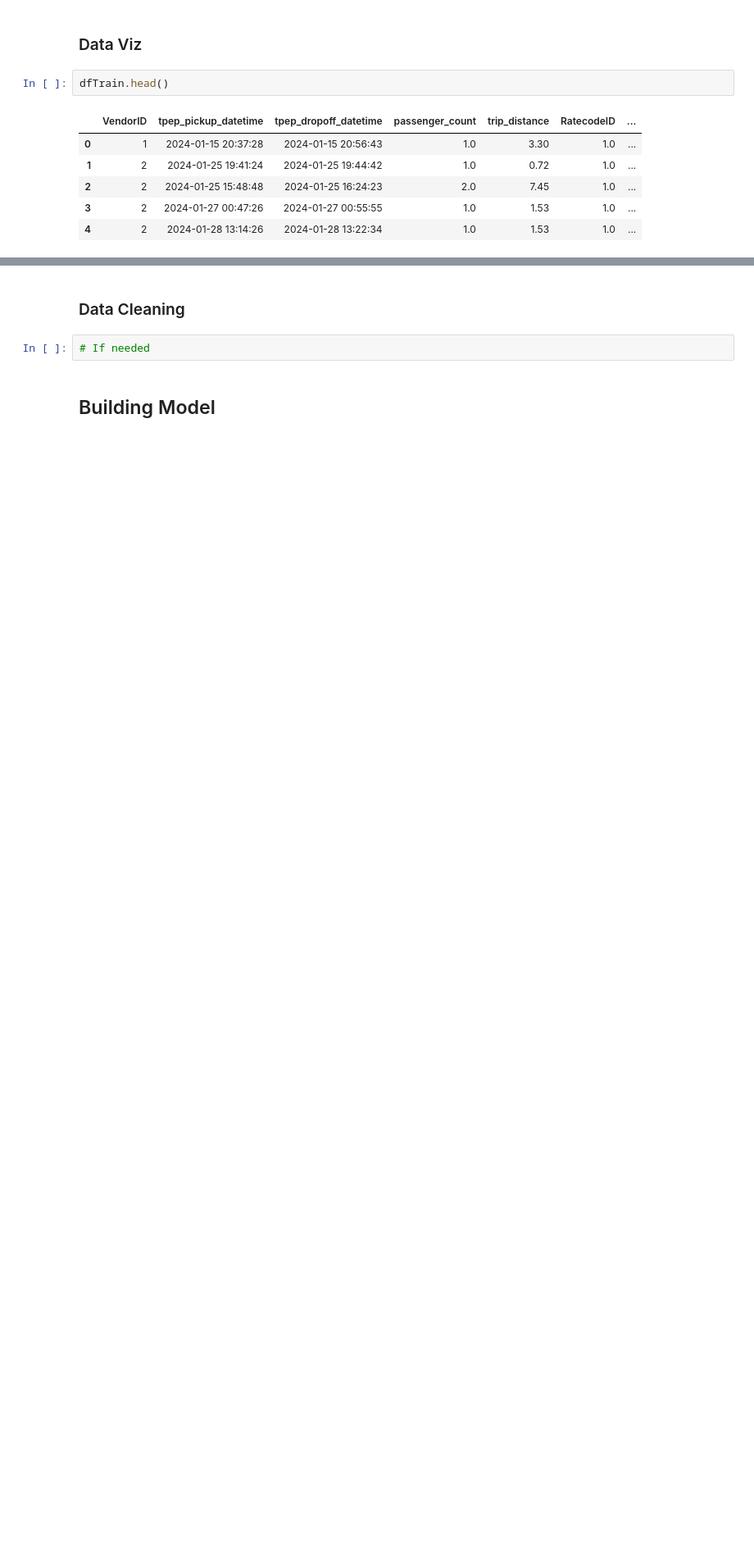
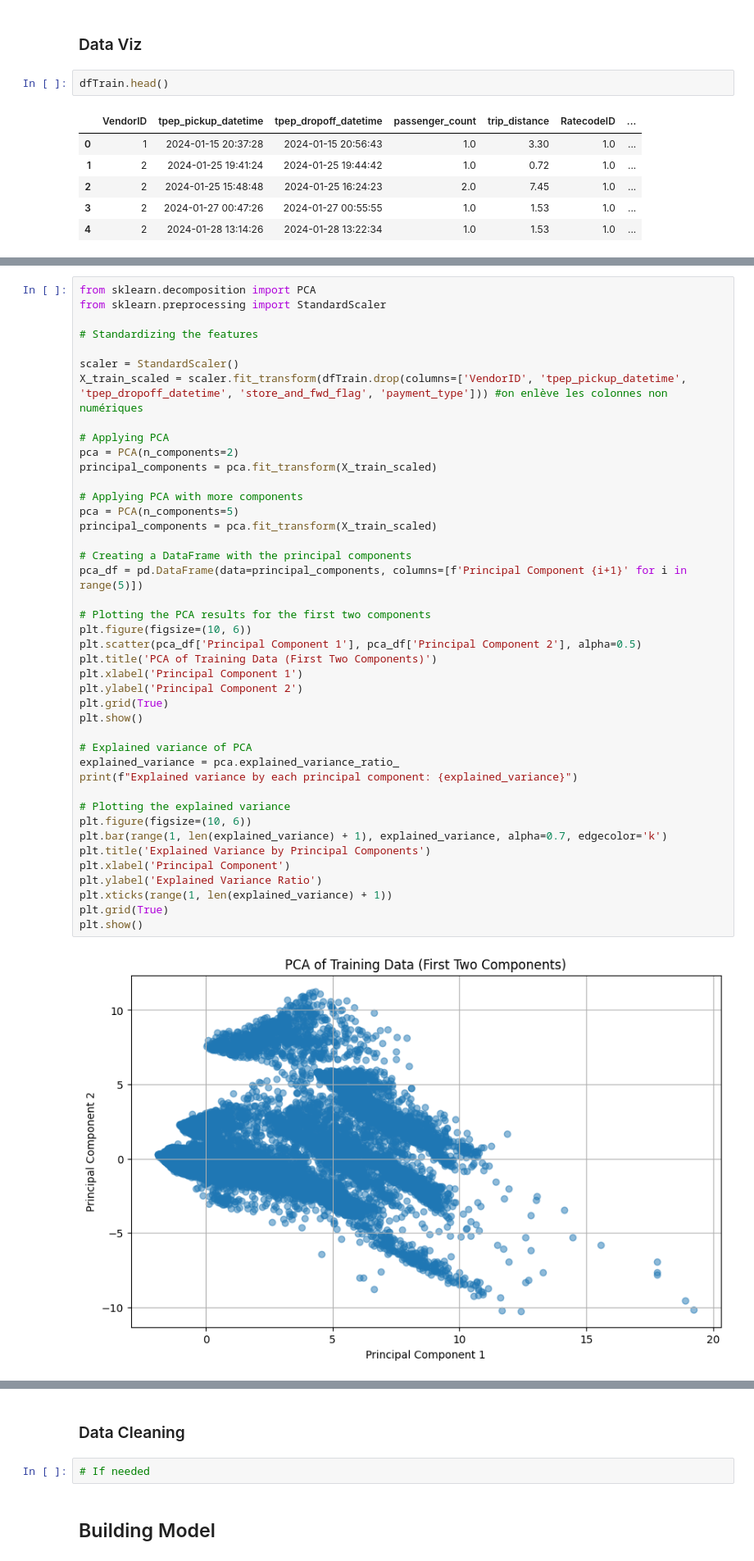
Before and after one commit to JorisCaudard/M2_DataChallenge, a Jupyter notebook: Notebooks/Regression.ipynb, the cells around one changed output, grey strips where cells are left out. Shown at 82% size. Cells and saved outputs as stored; diff of their text form; blank space fills up the shorter version.

```diff
--- a/Notebooks/Regression.ipynb
+++ b/Notebooks/Regression.ipynb
@@ -50,0 +126,44 @@ dfTrain.describe()
+# %%
+from sklearn.decomposition import PCA
+from sklearn.preprocessing import StandardScaler
+
+# Standardizing the features
+
+scaler = StandardScaler()
+X_train_scaled = scaler.fit_transform(dfTrain.drop(columns=['VendorID', 'tpep_pickup_datetime', 'tpep_dropoff_datetime', 'store_and_fwd_flag', 'payment_type'])) #on enlève les colonnes non numériques
+
+# Applying PCA
+pca = PCA(n_components=2)
+principal_components = pca.fit_transform(X_train_scaled)
+
+# Applying PCA with more components
+pca = PCA(n_components=5)
+principal_components = pca.fit_transform(X_train_scaled)
+
+# Creating a DataFrame with the principal components
+pca_df = pd.DataFrame(data=principal_components, columns=[f'Principal Component {i+1}' for i in range(5)])
+
+# Plotting the PCA results for the first two components
+plt.figure(figsize=(10, 6))
+plt.scatter(pca_df['Principal Component 1'], pca_df['Principal Component 2'], alpha=0.5)
+plt.title('PCA of Training Data (First Two Components)')
+plt.xlabel('Principal Component 1')
+plt.ylabel('Principal Component 2')
+plt.grid(True)
+plt.show()
+
+# Explained variance of PCA
+explained_variance = pca.explained_variance_ratio_
+print(f"Explained variance by each principal component: {explained_variance}")
+
+# Plotting the explained variance
+plt.figure(figsize=(10, 6))
+plt.bar(range(1, len(explained_variance) + 1), explained_variance, alpha=0.7, edgecolor='k')
+plt.title('Explained Variance by Principal Components')
+plt.xlabel('Principal Component')
+plt.ylabel('Explained Variance Ratio')
+plt.xticks(range(1, len(explained_variance) + 1))
+plt.grid(True)
+plt.show()
+# %% [output]
+[figure, added]
```
Also changed, not shown: parts of 7 cells of this notebook, 1 other file.
